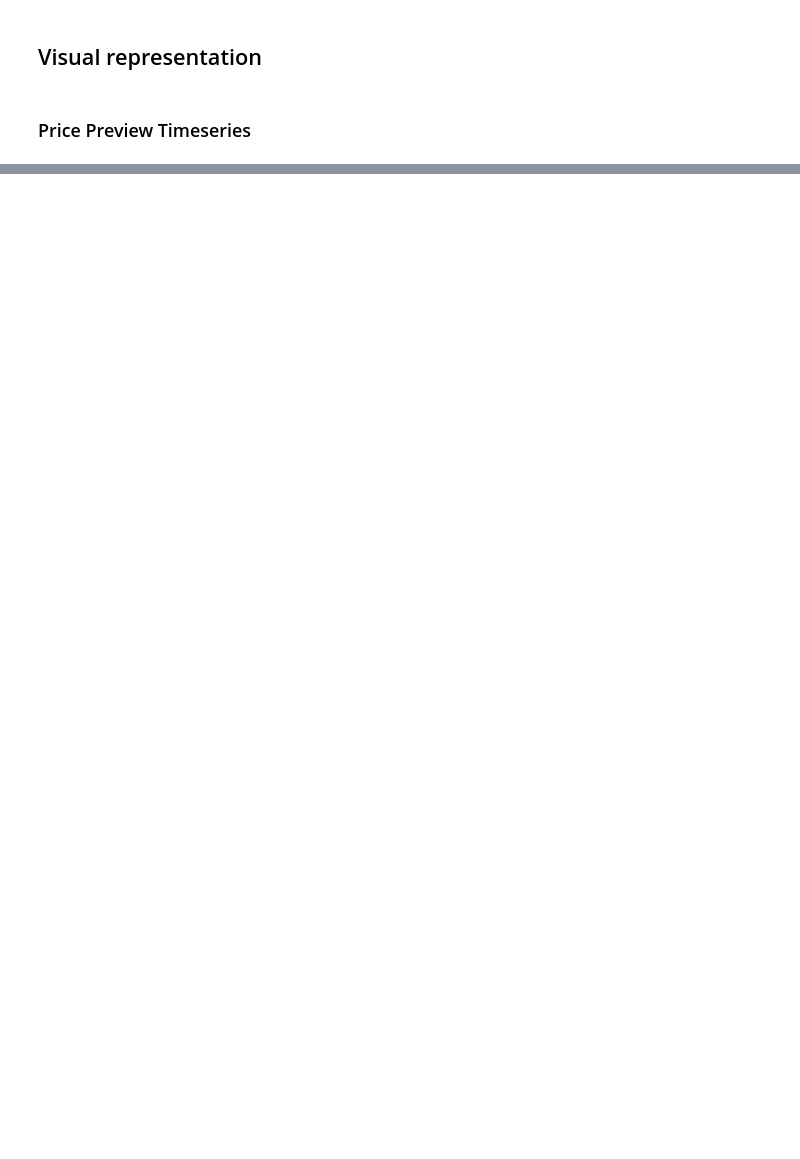
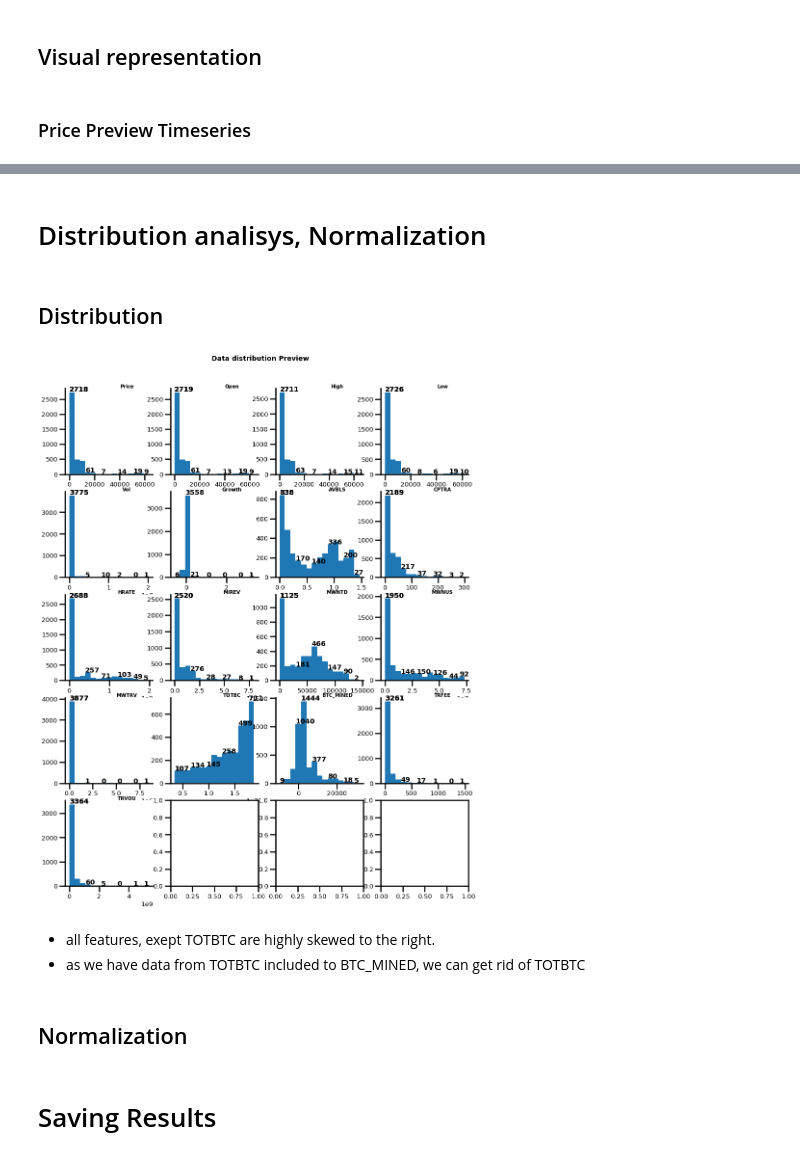
Before and after one commit to serg-razum-off/DFP-Numeric-2, a Jupyter notebook: train/btc_eda_playground.ipynb, the cells around one changed output, grey strips where cells are left out. Cells and saved outputs as stored; diff of their text form; code cells hidden in the pictures; blank space fills up the shorter version.

```diff
--- a/train/btc_eda_playground.ipynb
+++ b/train/btc_eda_playground.ipynb
@@ -110,0 +109,15 @@ data_manager.preview_features_ts(features_to_plt=['Price', 'Btc_Mined', 'MWNTD']
+# %% [markdown]
+# Distribution analisys, Normalization
+# %% [markdown]
+## Distribution
+# %%
+data_manager.plt_hist_grid(figsize=(15,19), bins=15, y=.97, x=.70)
+# %% [output]
+[figure, added]
+# %% [markdown]
+* all features, exept TOTBTC are highly skewed to the right.
+* as we have data from TOTBTC included to BTC_MINED, we can get rid of TOTBTC
+# %% [markdown]
+## Normalization
+# %% [markdown]
+# Saving Results
```
Also changed, not shown: parts of 9 cells of this notebook, 18 other files.
